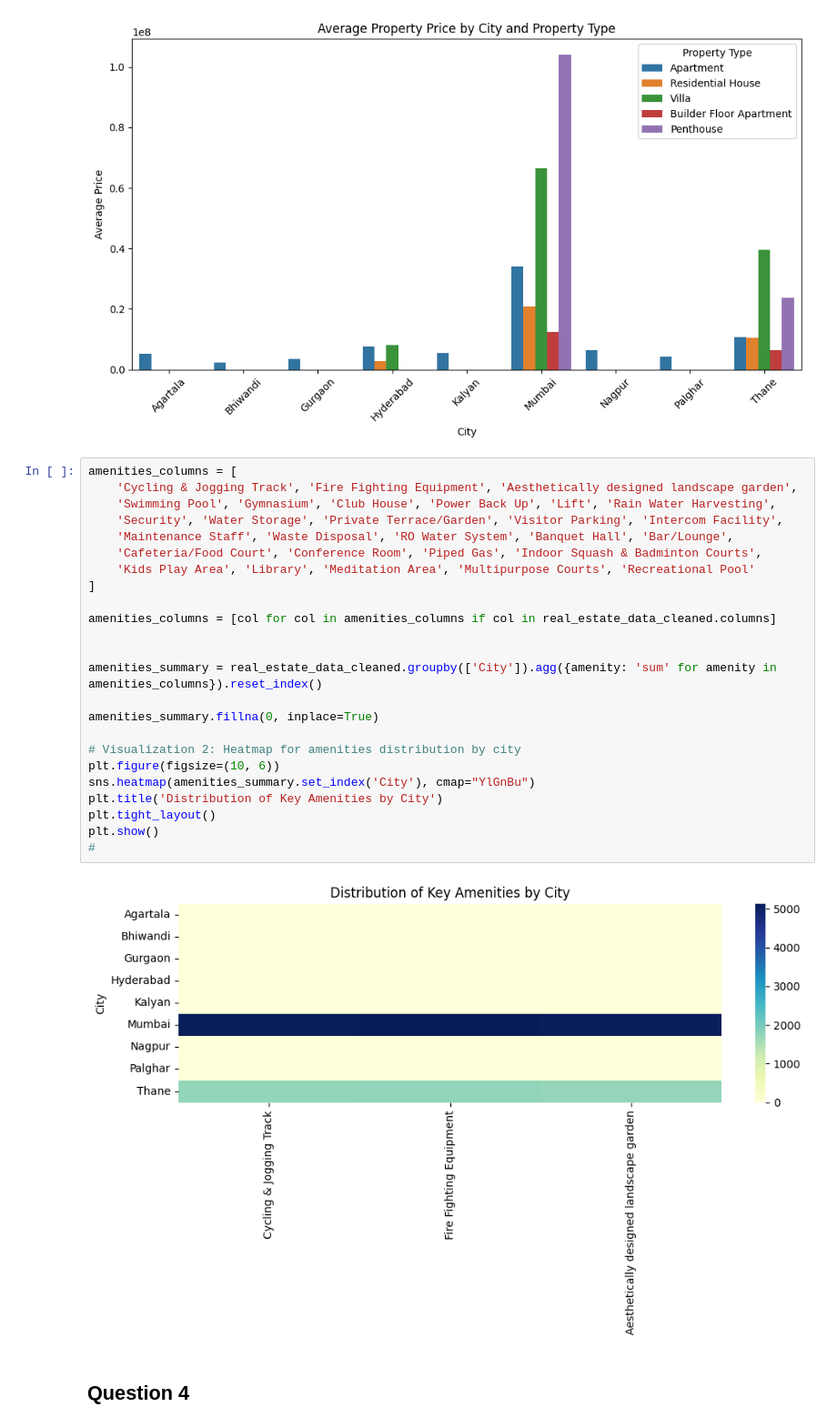
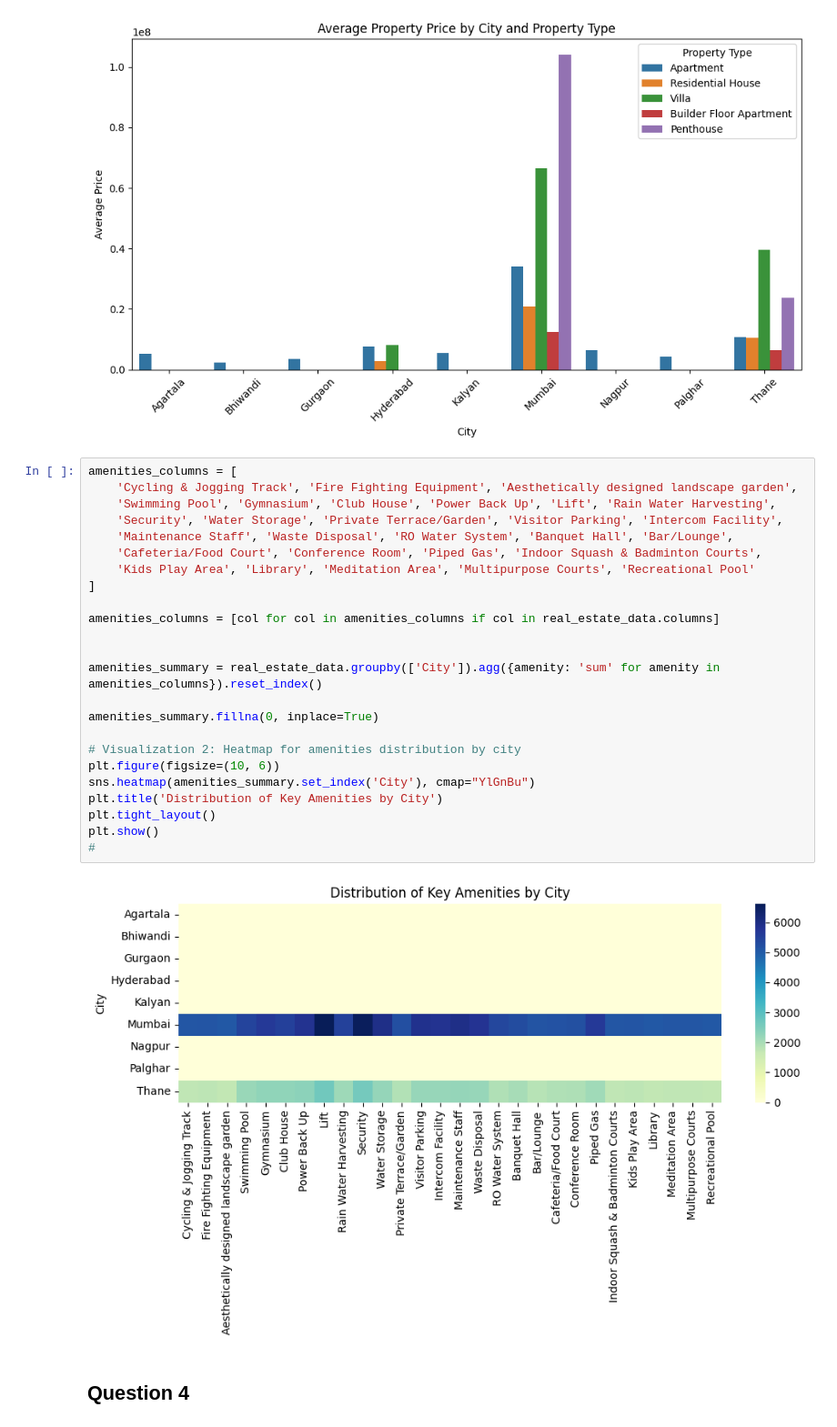
Before and after one commit to MdKhajaGhouse/DA-Assignment1, a Jupyter notebook: assignment1_41.ipynb, the cells around one changed output. Shown at 91% size. Cells and saved outputs as stored; diff of their text form.

Commit message:
heatmap updated

```diff
--- a/assignment1_41.ipynb
+++ b/assignment1_41.ipynb
@@ -64,29 +64,29 @@ plt.show()
 # %%
 amenities_columns = [
     'Cycling & Jogging Track', 'Fire Fighting Equipment', 'Aesthetically designed landscape garden',
     'Swimming Pool', 'Gymnasium', 'Club House', 'Power Back Up', 'Lift', 'Rain Water Harvesting',
     'Security', 'Water Storage', 'Private Terrace/Garden', 'Visitor Parking', 'Intercom Facility',
     'Maintenance Staff', 'Waste Disposal', 'RO Water System', 'Banquet Hall', 'Bar/Lounge',
     'Cafeteria/Food Court', 'Conference Room', 'Piped Gas', 'Indoor Squash & Badminton Courts',
     'Kids Play Area', 'Library', 'Meditation Area', 'Multipurpose Courts', 'Recreational Pool'
 ]
 
-amenities_columns = [col for col in amenities_columns if col in real_estate_data_cleaned.columns]
+amenities_columns = [col for col in amenities_columns if col in real_estate_data.columns]
 
 
-amenities_summary = real_estate_data_cleaned.groupby(['City']).agg({amenity: 'sum' for amenity in amenities_columns}).reset_index()
+amenities_summary = real_estate_data.groupby(['City']).agg({amenity: 'sum' for amenity in amenities_columns}).reset_index()
 
 amenities_summary.fillna(0, inplace=True)
 
 # Visualization 2: Heatmap for amenities distribution by city
 plt.figure(figsize=(10, 6))
 sns.heatmap(amenities_summary.set_index('City'), cmap="YlGnBu")
 plt.title('Distribution of Key Amenities by City')
 plt.tight_layout()
 plt.show()
 #
 # %% [output]
-[figure, old version]
+[figure, new version]
 # %% [markdown]
 ## Question 4
 # %%
```
